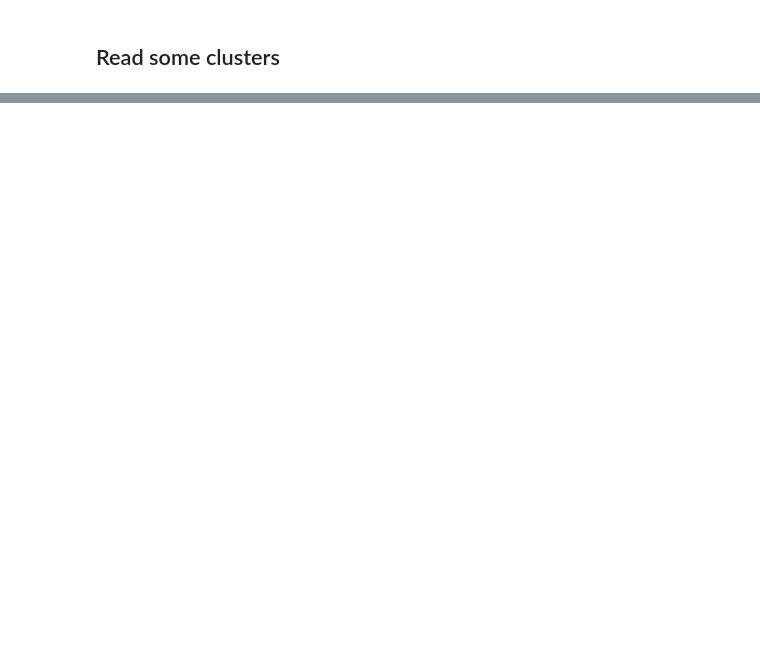
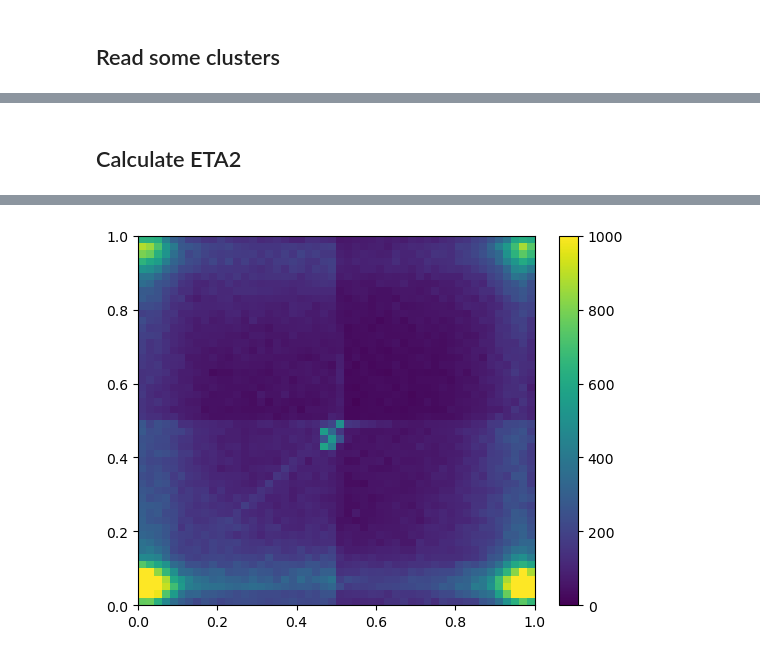
Before and after one commit to slsdetectorgroup/aare-notebooks, a Jupyter notebook: 06-read_clusters.ipynb, the cells around one changed output, grey strips where cells are left out. Drawn from its saved outputs; the diff is of its cells as text; code cells hidden in the pictures; blank space fills up the shorter version.

```diff
--- a/06-read_clusters.ipynb
+++ b/06-read_clusters.ipynb
@@ -124,0 +124,28 @@ im.set_clim(0,30)
+# %% [markdown]
+## Calculate ETA2
+# %%
+base = Path('/mnt/sls_det_storage/matterhorn_data/aare_test_data/ci/aare_test_data/clusters/')
+fname = 'beam_En700eV_-40deg_300V_10us_d0_f0_100.clust'
+
+
+
+hist = bh.Histogram(bh.axis.Regular(50, 0, 1), bh.axis.Regular(50, 0, 1))
+
+t0 = time.perf_counter()
+#Read clusters and fill the histogram with pixel values
+with ClusterFile(base/fname, chunk_size = 10000) as f:
+    for clusters in f:
+        eta2 = calculate_eta2(clusters)
+        hist.fill(eta2[:,0], eta2[:,1])
+
+t = time.perf_counter()-t0
+print(f'Filling eta2 hist took {t:.3f}s')
+
+
+
+
+fig, ax = plt.subplots()
+mesh = ax.pcolormesh(*hist.axes.edges.T, hist.view())
+fig.colorbar(mesh)
+mesh.set_clim(0,.1e4)
+# %% [output]
@@ -124,0 +153 @@ im.set_clim(0,30)
+[figure, added]
```
Also changed, not shown: parts of 6 cells of this notebook, 15 other files.
